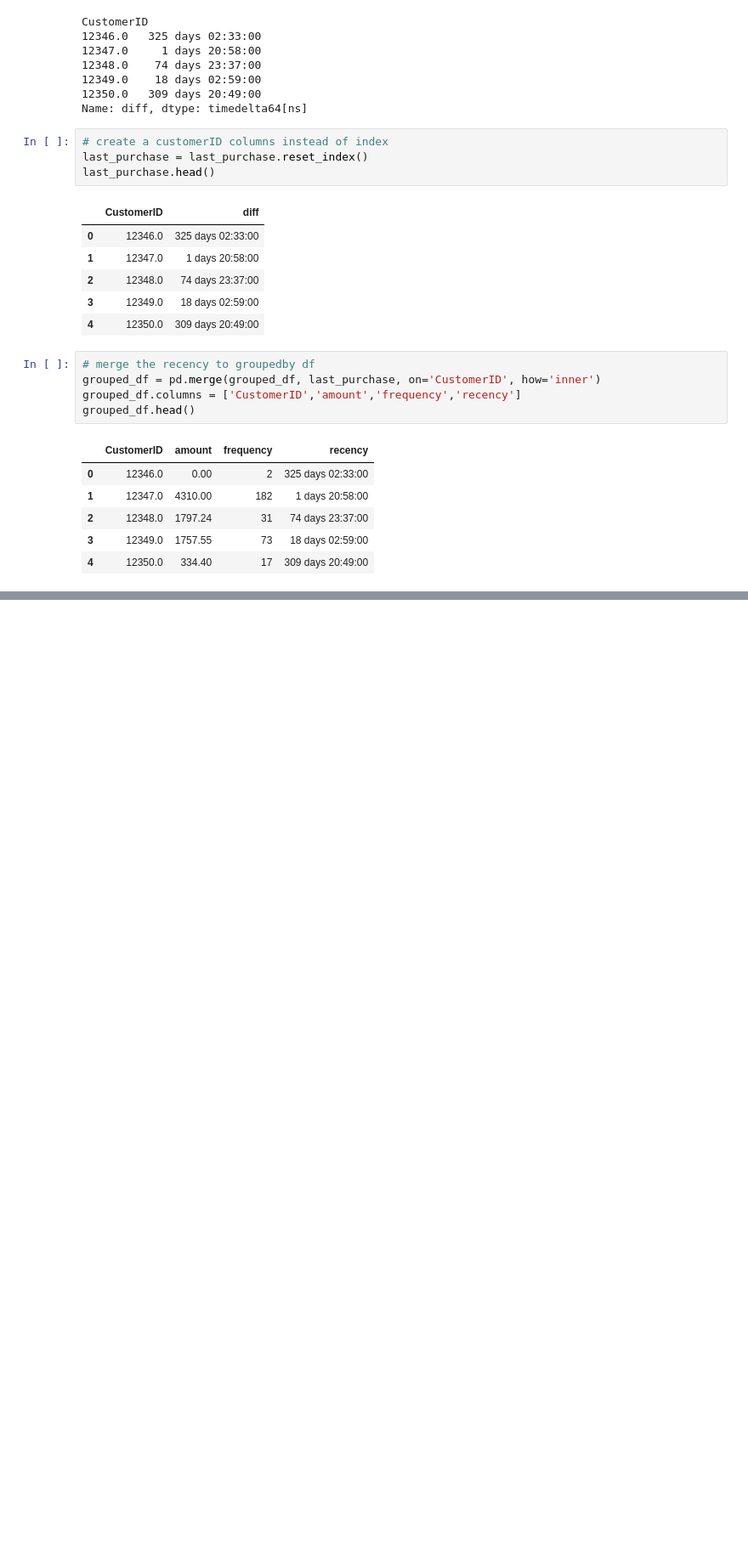
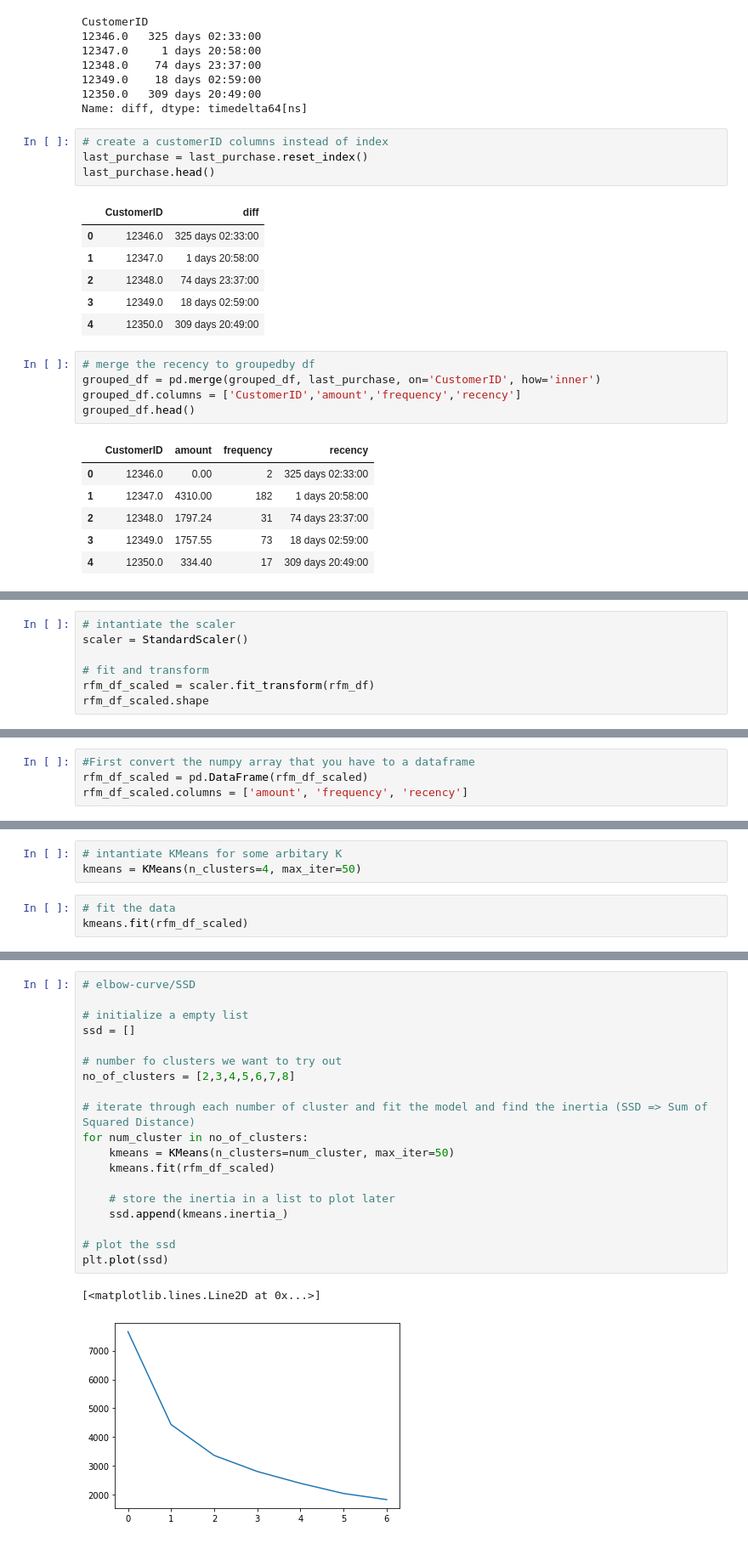
Before and after one commit to verma-adi/ml-online-store-customer-clustering, a Jupyter notebook: k-means-clustering-market-segmentation.ipynb, the cells around one changed output, grey strips where cells are left out. Shown at 85% size. Cells and saved outputs as stored; diff of their text form; blank space fills up the shorter version.

```diff
--- a/k-means-clustering-market-segmentation.ipynb
+++ b/k-means-clustering-market-segmentation.ipynb
@@ -298,0 +404,7 @@ grouped_df.head()
+# %%
+# intantiate the scaler
+scaler = StandardScaler()
+
+# fit and transform
+rfm_df_scaled = scaler.fit_transform(rfm_df)
+rfm_df_scaled.shape
@@ -298,0 +452,4 @@ grouped_df.head()
+# %%
+#First convert the numpy array that you have to a dataframe
+rfm_df_scaled = pd.DataFrame(rfm_df_scaled)
+rfm_df_scaled.columns = ['amount', 'frequency', 'recency']
@@ -298,0 +476,6 @@ grouped_df.head()
+# %%
+# intantiate KMeans for some arbitary K
+kmeans = KMeans(n_clusters=4, max_iter=50)
+# %%
+# fit the data
+kmeans.fit(rfm_df_scaled)
@@ -298,0 +493,22 @@ grouped_df.head()
+# %%
+# elbow-curve/SSD
+
+# initialize a empty list
+ssd = []
+
+# number fo clusters we want to try out
+no_of_clusters = [2,3,4,5,6,7,8]
+
+# iterate through each number of cluster and fit the model and find the inertia (SSD => Sum of Squared Distance)
+for num_cluster in no_of_clusters:
+    kmeans = KMeans(n_clusters=num_cluster, max_iter=50)
+    kmeans.fit(rfm_df_scaled)
+
+    # store the inertia in a list to plot later
+    ssd.append(kmeans.inertia_)
+
+# plot the ssd
+plt.plot(ssd)
+# %% [output]
+[<matplotlib.lines.Line2D at 0x...>]
+[figure, added]
```
Also changed, not shown: parts of 28 cells of this notebook.
